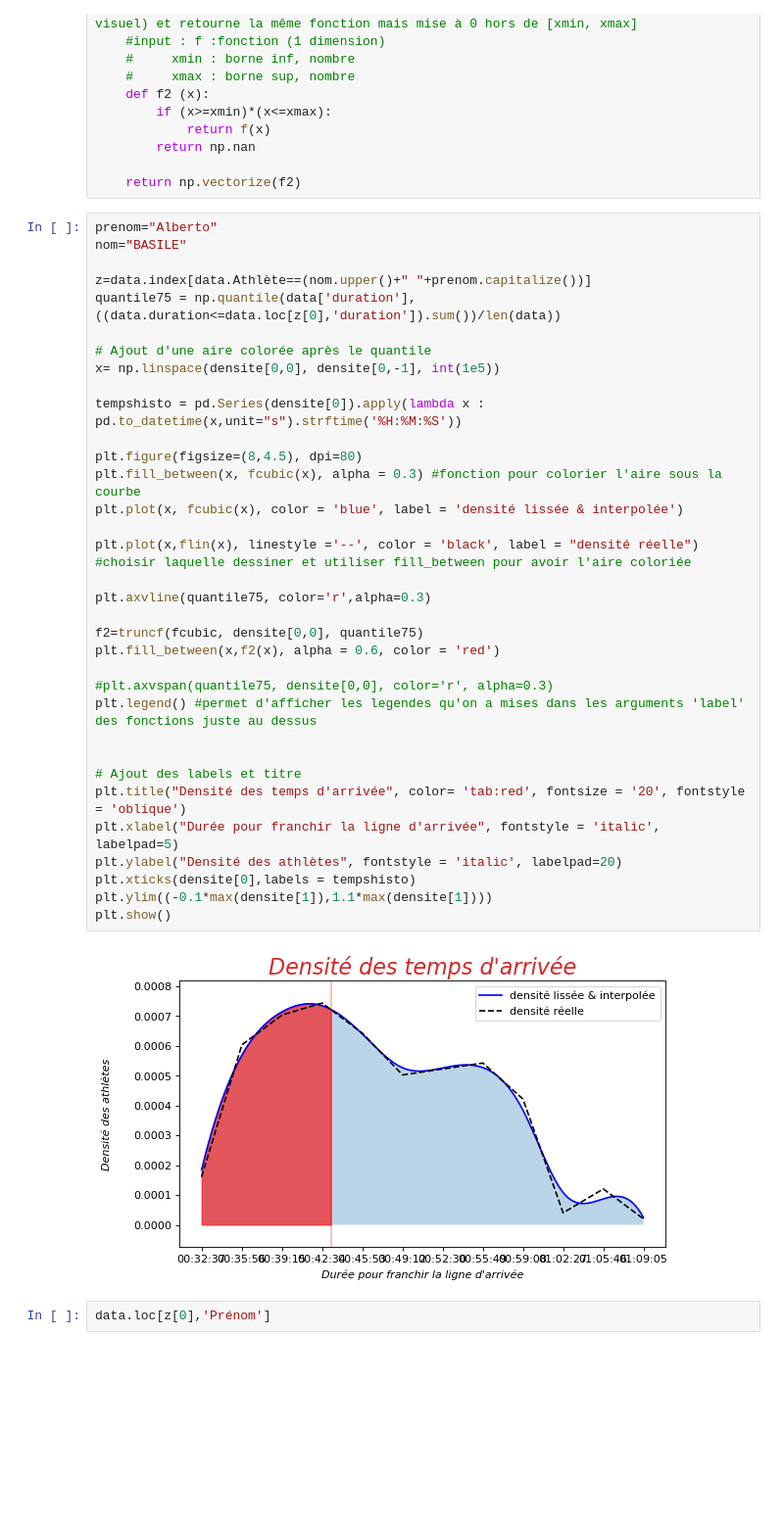
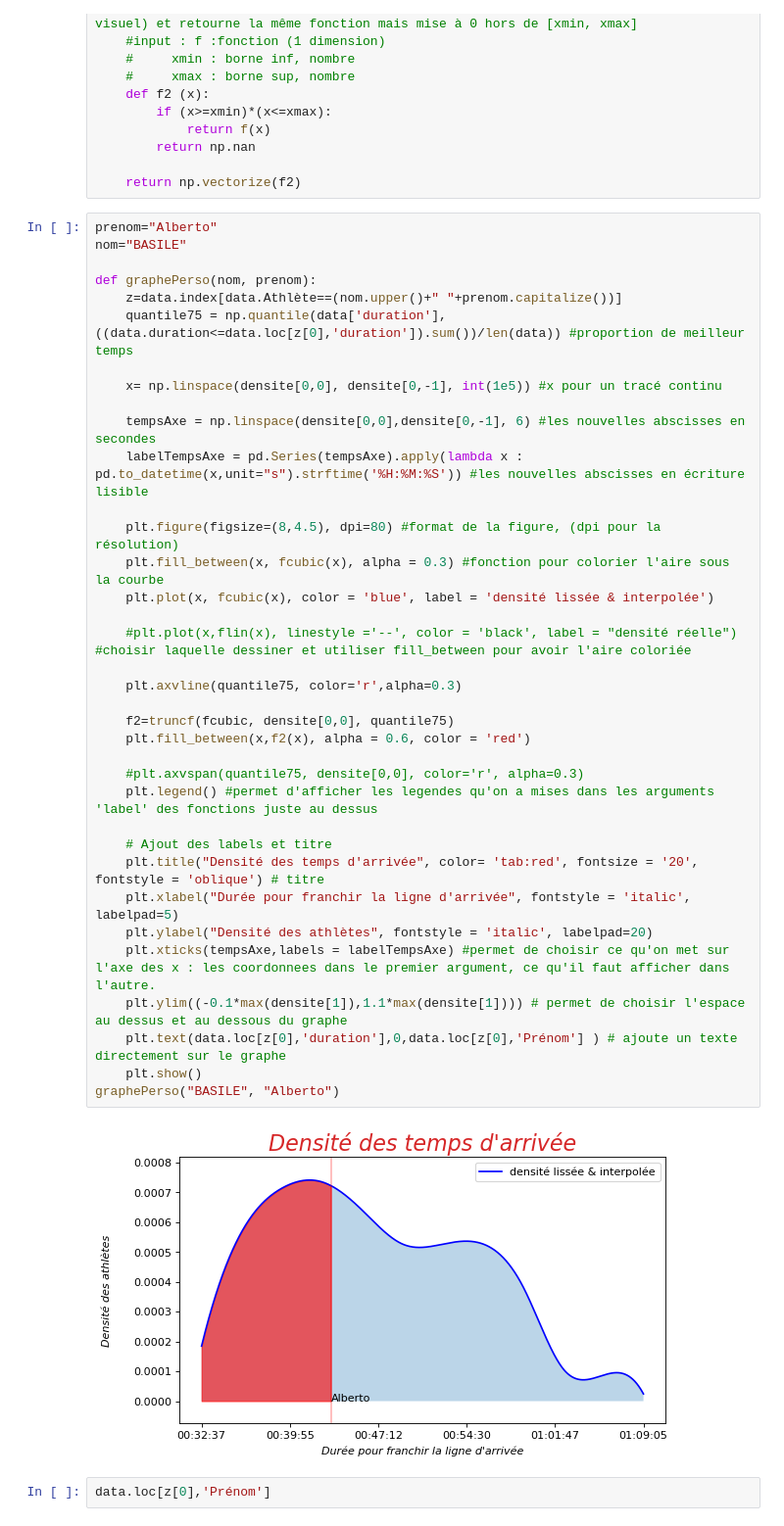
Before and after one commit to Kirscher/ResultAthle, a Jupyter notebook: eda.ipynb, the cells around one changed output. Shown at 98% size. Cells and saved outputs as stored; diff of their text form; blank space fills up the shorter version.

Commit message:
tracé mis dans une fonction

```diff
--- a/eda.ipynb
+++ b/eda.ipynb
@@ -105,39 +105,41 @@ def truncf (f,xmin, xmax):
 # %%
 prenom="Alberto"
 nom="BASILE"
 
-z=data.index[data.Athlète==(nom.upper()+" "+prenom.capitalize())]
-quantile75 = np.quantile(data['duration'], ((data.duration<=data.loc[z[0],'duration']).sum())/len(data))
+def graphePerso(nom, prenom):
+    z=data.index[data.Athlète==(nom.upper()+" "+prenom.capitalize())]
+    quantile75 = np.quantile(data['duration'], ((data.duration<=data.loc[z[0],'duration']).sum())/len(data)) #proportion de meilleur temps
 
-# Ajout d'une aire colorée après le quantile
-x= np.linspace(densite[0,0], densite[0,-1], int(1e5))
+    x= np.linspace(densite[0,0], densite[0,-1], int(1e5)) #x pour un tracé continu
 
-tempshisto = pd.Series(densite[0]).apply(lambda x : pd.to_datetime(x,unit="s").strftime('%H:%M:%S'))
+    tempsAxe = np.linspace(densite[0,0],densite[0,-1], 6) #les nouvelles abscisses en secondes
+    labelTempsAxe = pd.Series(tempsAxe).apply(lambda x : pd.to_datetime(x,unit="s").strftime('%H:%M:%S')) #les nouvelles abscisses en écriture lisible
 
-plt.figure(figsize=(8,4.5), dpi=80)
-plt.fill_between(x, fcubic(x), alpha = 0.3) #fonction pour colorier l'aire sous la courbe
-plt.plot(x, fcubic(x), color = 'blue', label = 'densité lissée & interpolée')
+    plt.figure(figsize=(8,4.5), dpi=80) #format de la figure, (dpi pour la résolution)
+    plt.fill_between(x, fcubic(x), alpha = 0.3) #fonction pour colorier l'aire sous la courbe
+    plt.plot(x, fcubic(x), color = 'blue', label = 'densité lissée & interpolée')
 
-plt.plot(x,flin(x), linestyle ='--', color = 'black', label = "densité réelle") #choisir laquelle dessiner et utiliser fill_between pour avoir l'aire coloriée
+    #plt.plot(x,flin(x), linestyle ='--', color = 'black', label = "densité réelle") #choisir laquelle dessiner et utiliser fill_between pour avoir l'aire coloriée
 
-plt.axvline(quantile75, color='r',alpha=0.3)
+    plt.axvline(quantile75, color='r',alpha=0.3)
 
-f2=truncf(fcubic, densite[0,0], quantile75)
-plt.fill_between(x,f2(x), alpha = 0.6, color = 'red')
+    f2=truncf(fcubic, densite[0,0], quantile75)
+    plt.fill_between(x,f2(x), alpha = 0.6, color = 'red')
 
-#plt.axvspan(quantile75, densite[0,0], color='r', alpha=0.3)
-plt.legend() #permet d'afficher les legendes qu'on a mises dans les arguments 'label' des fonctions juste au dessus
+    #plt.axvspan(quantile75, densite[0,0], color='r', alpha=0.3)
+    plt.legend() #permet d'afficher les legendes qu'on a mises dans les arguments 'label' des fonctions juste au dessus
 
-
-# Ajout des labels et titre
-plt.title("Densité des temps d'arrivée", color= 'tab:red', fontsize = '20', fontstyle = 'oblique')
-plt.xlabel("Durée pour franchir la ligne d'arrivée", fontstyle = 'italic', labelpad=5)
-plt.ylabel("Densité des athlètes", fontstyle = 'italic', labelpad=20)
-plt.xticks(densite[0],labels = tempshisto)
-plt.ylim((-0.1*max(densite[1]),1.1*max(densite[1])))
-plt.show()
+    # Ajout des labels et titre
+    plt.title("Densité des temps d'arrivée", color= 'tab:red', fontsize = '20', fontstyle = 'oblique') # titre
+    plt.xlabel("Durée pour franchir la ligne d'arrivée", fontstyle = 'italic', labelpad=5)
+    plt.ylabel("Densité des athlètes", fontstyle = 'italic', labelpad=20)
+    plt.xticks(tempsAxe,labels = labelTempsAxe) #permet de choisir ce qu'on met sur l'axe des x : les coordonnees dans le premier argument, ce qu'il faut afficher dans l'autre.
+    plt.ylim((-0.1*max(densite[1]),1.1*max(densite[1]))) # permet de choisir l'espace au dessus et au dessous du graphe
+    plt.text(data.loc[z[0],'duration'],0,data.loc[z[0],'Prénom'] ) # ajoute un texte directement sur le graphe
+    plt.show()
+graphePerso("BASILE", "Alberto")
 # %% [output]
-[figure, old version]
+[figure, new version]
 # %%
 data.loc[z[0],'Prénom']
 # %% [output]
```
